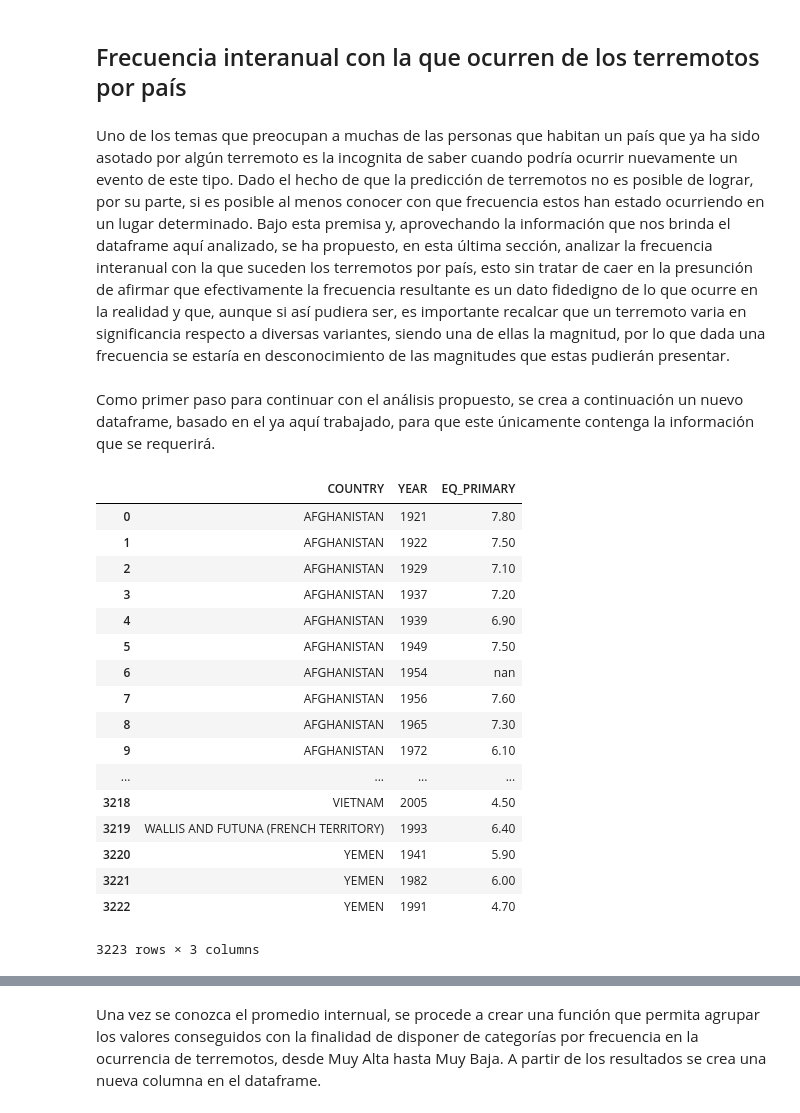
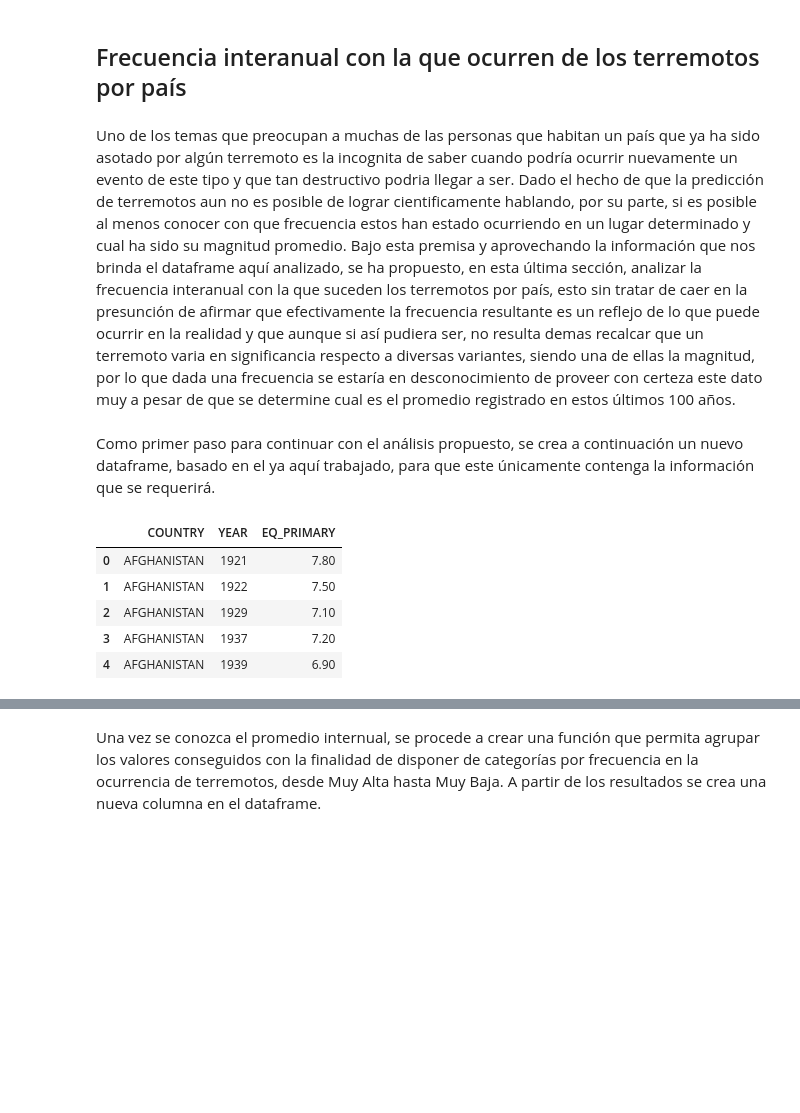
Before and after one commit to geoimaginarte/data-analyst, a Jupyter notebook: Terremotos y sus consecuencias.ipynb, the cells around one changed output, grey strips where cells are left out. Saved outputs shown, nothing was run; the diff lists cells and outputs as text; code cells hidden in the pictures; blank space fills up the shorter version.

```diff
--- a/Terremotos y sus consecuencias.ipynb
+++ b/Terremotos y sus consecuencias.ipynb
@@ -1169,29 +1137,18 @@ En la gráfica en la que se compara número de casas dañadas (eje y) en relaci
 # %% [markdown]
 ## Frecuencia interanual con la que ocurren de los terremotos por país
 # %% [markdown]
-Uno de los temas que preocupan a muchas de las personas que habitan un país que ya ha sido asotado por algún terremoto es la incognita de saber cuando podría ocurrir nuevamente un evento de este tipo. Dado el hecho de que la predicción de terremotos no es posible de lograr, por su parte, si es posible al menos conocer con que frecuencia estos han estado ocurriendo en un lugar determinado. Bajo esta premisa y, aprovechando la información que nos brinda el dataframe aquí analizado, se ha propuesto, en esta última sección, analizar la frecuencia interanual con la que suceden los terremotos por país, esto sin tratar de caer en la presunción de afirmar que efectivamente la frecuencia resultante es un dato fidedigno de lo que ocurre en la realidad y que, aunque si así pudiera ser, es importante recalcar que un terremoto varia en significancia respecto a diversas variantes, siendo una de ellas la magnitud, por lo que dada una frecuencia se estaría en desconocimiento de las magnitudes que estas pudierán presentar.
+Uno de los temas que preocupan a muchas de las personas que habitan un país que ya ha sido asotado por algún terremoto es la incognita de saber cuando podría ocurrir nuevamente un evento de este tipo y que tan destructivo podria llegar a ser. Dado el hecho de que la predicción de terremotos aun no es posible de lograr cientificamente hablando, por su parte, si es posible al menos conocer con que frecuencia estos han estado ocurriendo en un lugar determinado y cual ha sido su magnitud promedio. Bajo esta premisa y aprovechando la información que nos brinda el dataframe aquí analizado, se ha propuesto, en esta última sección, analizar la frecuencia interanual con la que suceden los terremotos por país, esto sin tratar de caer en la presunción de afirmar que efectivamente la frecuencia resultante es un reflejo de lo que puede ocurrir en la realidad y que aunque si así pudiera ser, no resulta demas recalcar que un terremoto varia en significancia respecto a diversas variantes, siendo una de ellas la magnitud, por lo que dada una frecuencia se estaría en desconocimiento de proveer con certeza este dato muy a pesar de que se determine cual es el promedio registrado en estos últimos 100 años.
 # %% [markdown]
 Como primer paso para continuar con el análisis propuesto, se crea a continuación un nuevo dataframe, basado en el ya aquí trabajado, para que este únicamente contenga la información que se requerirá.
 # %%
 cym= eq100.loc[:,['COUNTRY','YEAR','EQ_PRIMARY']].sort_values(by=['COUNTRY','YEAR']).reset_index(drop=True)
 pd.DataFrame(cym)
+cym.head()
 # %% [output]
 |  | COUNTRY | YEAR | EQ_PRIMARY |
 | 0 | AFGHANISTAN | 1921 | 7.80 |
 | 1 | AFGHANISTAN | 1922 | 7.50 |
 | 2 | AFGHANISTAN | 1929 | 7.10 |
 | 3 | AFGHANISTAN | 1937 | 7.20 |
 | 4 | AFGHANISTAN | 1939 | 6.90 |
-| 5 | AFGHANISTAN | 1949 | 7.50 |
-| 6 | AFGHANISTAN | 1954 | nan |
-| 7 | AFGHANISTAN | 1956 | 7.60 |
-| 8 | AFGHANISTAN | 1965 | 7.30 |
-| 9 | AFGHANISTAN | 1972 | 6.10 |
-| ... | ... | ... | ... |
-| 3218 | VIETNAM | 2005 | 4.50 |
-| 3219 | WALLIS AND FUTUNA (FRENCH TERRITORY) | 1993 | 6.40 |
-| 3220 | YEMEN | 1941 | 5.90 |
-| 3221 | YEMEN | 1982 | 6.00 |
-| 3222 | YEMEN | 1991 | 4.70 |
-3223 rows × 3 columns
 # %% [markdown]
```
Also changed, not shown: parts of 25 cells of this notebook, 1 other file.
